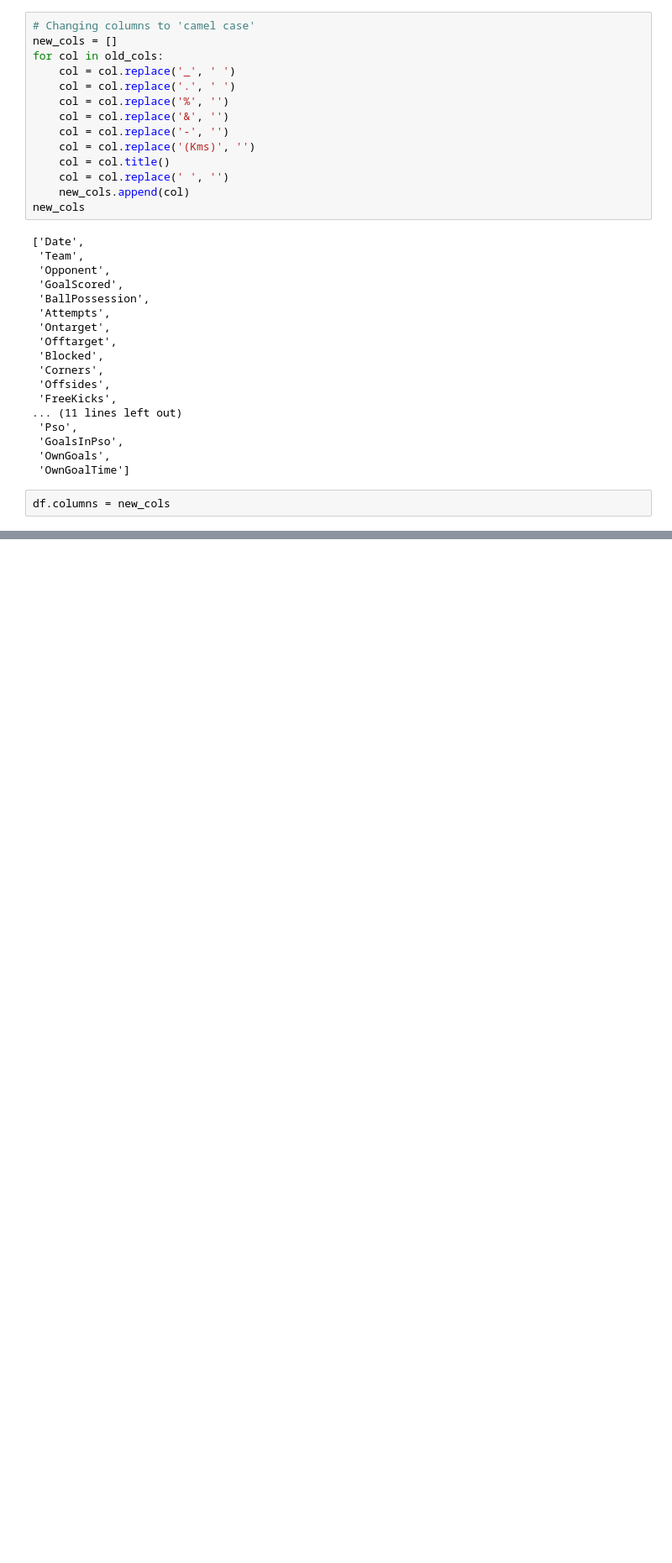
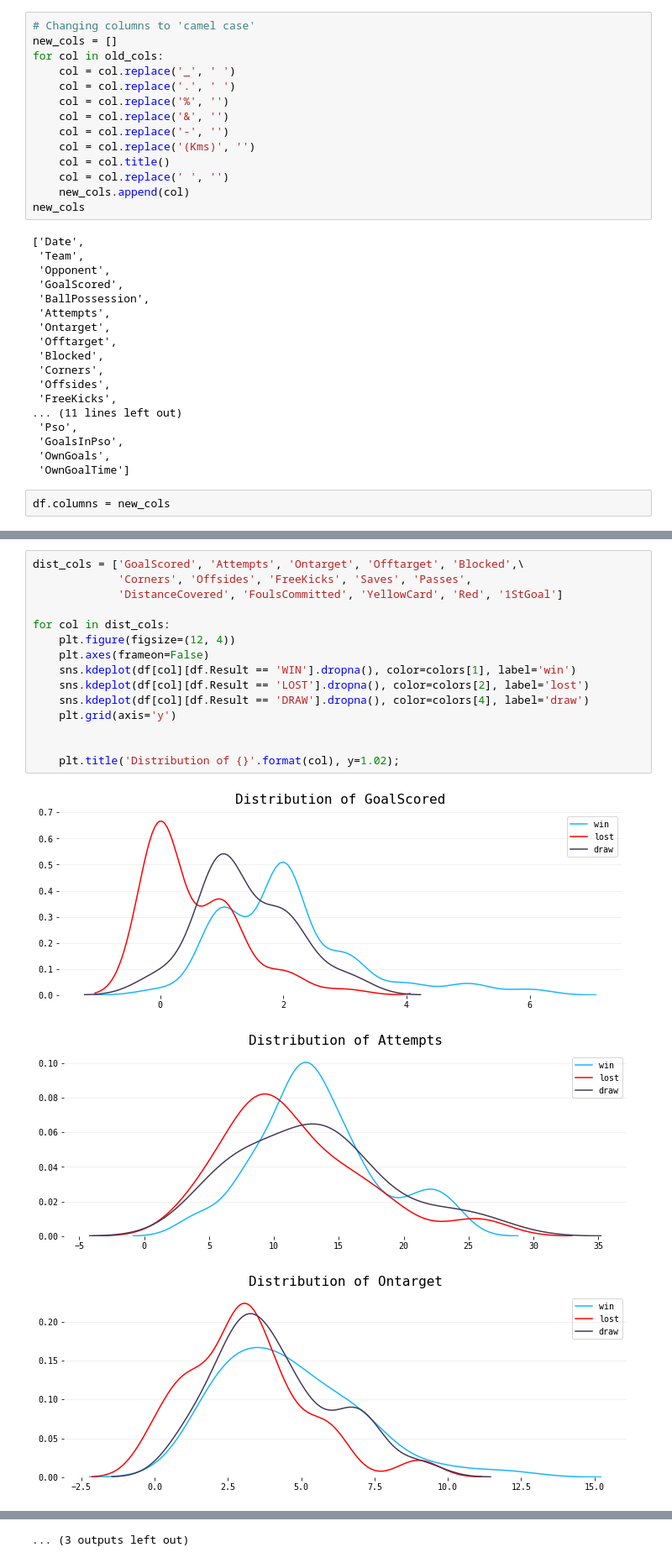
Before and after one commit to qu4ku/datasets-analysis, a Jupyter notebook: 013-fifa-2018-man-of-the-match-analysis+prediction.ipynb, the cells around one changed output, grey strips where cells are left out. Shown at 84% size. Cells and saved outputs as stored; diff of their text form; blank space fills up the shorter version.

```diff
--- a/013-fifa-2018-man-of-the-match-analysis+prediction.ipynb
+++ b/013-fifa-2018-man-of-the-match-analysis+prediction.ipynb
@@ -171,0 +222,19 @@ df.head(2)
+# %%
+dist_cols = ['GoalScored', 'Attempts', 'Ontarget', 'Offtarget', 'Blocked',\
+             'Corners', 'Offsides', 'FreeKicks', 'Saves', 'Passes',
+             'DistanceCovered', 'FoulsCommitted', 'YellowCard', 'Red', '1StGoal']
+
+for col in dist_cols:
+    plt.figure(figsize=(12, 4))
+    plt.axes(frameon=False)
+    sns.kdeplot(df[col][df.Result == 'WIN'].dropna(), color=colors[1], label='win')
+    sns.kdeplot(df[col][df.Result == 'LOST'].dropna(), color=colors[2], label='lost')
+    sns.kdeplot(df[col][df.Result == 'DRAW'].dropna(), color=colors[4], label='draw')
+    plt.grid(axis='y')
+
+
+    plt.title('Distribution of {}'.format(col), y=1.02);
+# %% [output]
+[figure, added]
+[figure, added]
+[figure, added]
@@ -171,0 +250 @@ df.head(2)
+... (3 outputs left out)
```
Also changed, not shown: parts of 6 cells of this notebook, 1 other file.
